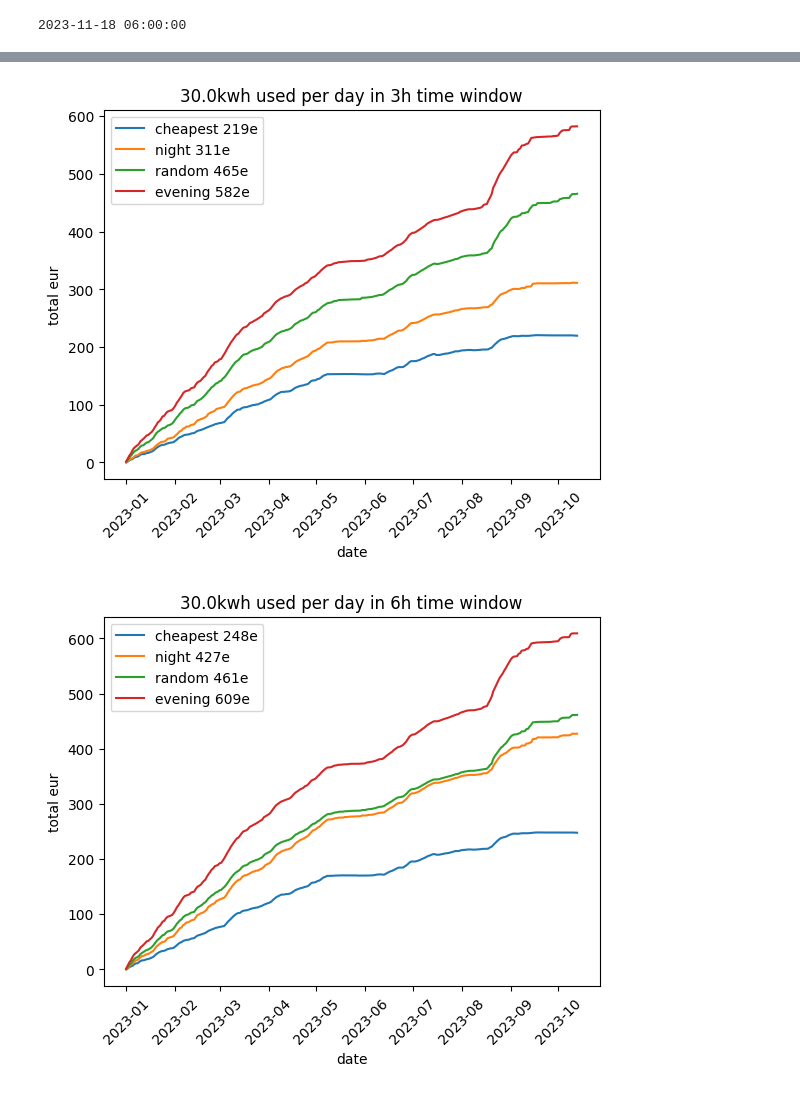
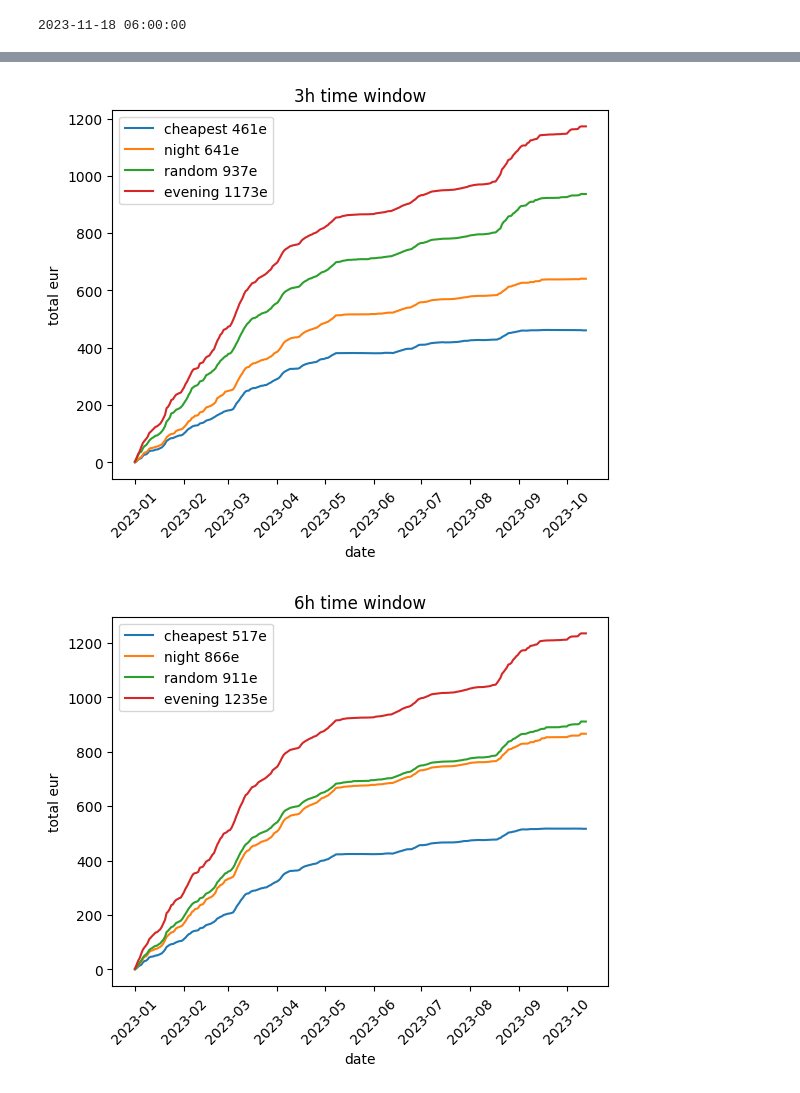
Before and after one commit to Turee/spot-price-analysis, a Jupyter notebook: prices.ipynb, the cells around one changed output, grey strips where cells are left out. Drawn from its saved outputs; the diff is of its cells as text; code cells hidden in the pictures.

Commit message:
Add consumption data

```diff
--- a/prices.ipynb
+++ b/prices.ipynb
@@ -57,45 +95,42 @@ std                              NaN     6.922245    50.410970
 # %%
 
 import math
+from datetime import time
 
 bydate = dataset.groupby("date")
 
-result = pandas.DataFrame(columns=["method"])
-
-def get_total(sampler, power_mw):
+def get_total(sampler, nhours):
     result = pandas.DataFrame(columns=["date", "cost"])
     for idx,[date, values] in enumerate(bydate):
         values.index = values["datetime"]
         sample = sampler(values)
+        total_for_the_day_kwh = consumption[datetime.combine(date, time.min).replace(tzinfo=None):datetime.combine(date, time.max).replace(tzinfo=None)]["kwh"].sum()
+        power_mw = (total_for_the_day_kwh/nhours)/1000
         result.loc[idx] = {"date": date, "cost": sum(sample["eur_per_mwh"] * power_mw)}
     return result
 
 
+for nhours in [3, 6, 9]:
+    cheapest = get_total(lambda x: x.nsmallest(nhours,columns="eur_per_mwh"), nhours)
+    random = get_total(lambda x: x.sample(nhours), nhours)
+    night = get_total(lambda x: x.between_time(f"{4 - math.floor(nhours/2)}:00", f"{4 + math.floor(nhours/2)}:00"), nhours)
+    evening = get_total(lambda x: x.between_time(f"{18 - math.floor(nhours/2)}:00", f"{18 + math.floor(nhours/2)}:00"), nhours)
+    plt.title(f"{nhours}h time window")
 
-
-
-for nhours in [3, 6, 9]:
-    mwh_used_per_day = 0.030
-    power_mw = mwh_used_per_day/nhours
-    cheapest = get_total(lambda x: x.nsmallest(nhours,columns="eur_per_mwh"), power_mw)
-    random = get_total(lambda x: x.sample(nhours), power_mw)
-    night = get_total(lambda x: x.between_time(f"{4 - math.floor(nhours/2)}:00", f"{4 + math.floor(nhours/2)}:00"), power_mw)
-    evening = get_total(lambda x: x.between_time(f"{18 - math.floor(nhours/2)}:00", f"{18 + math.floor(nhours/2)}:00"), power_mw)
-    plt.title(f"{mwh_used_per_day * 1000}kwh used per day in {nhours}h time window")
     plt.xlabel("date")
     plt.ylabel("total eur")
     plt.xticks(rotation=45)
 
     def plot_dataset(dataset, label):
         total = dataset['cost'].sum()
         plt.plot(dataset["date"], dataset["cost"].cumsum(), label=f'{label} {round(total)}e')
 
     plot_dataset(cheapest, "cheapest")
     plot_dataset(night, "night")
     plot_dataset(random, "random")
     plot_dataset(evening, "evening")
     plt.legend()
     plt.show()
 # %% [output]
-[figure, old version]
+[figure, new version]
-[figure, old version]
+[figure, new version]
```
Also changed, not shown: parts of 2 cells of this notebook, 1 other file.
